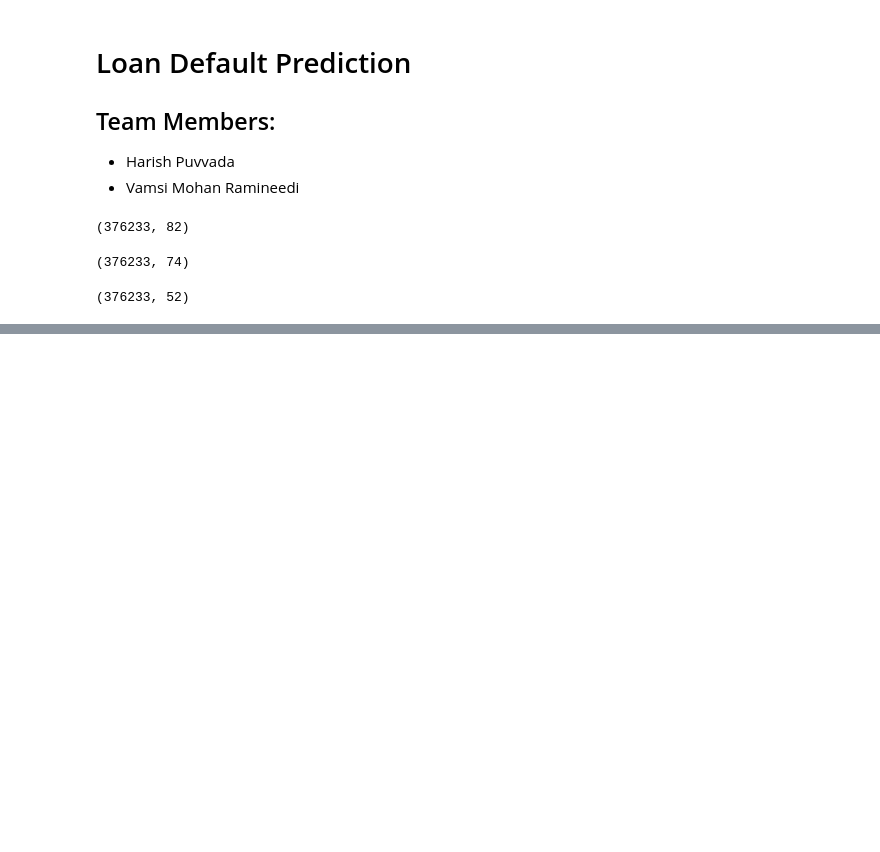
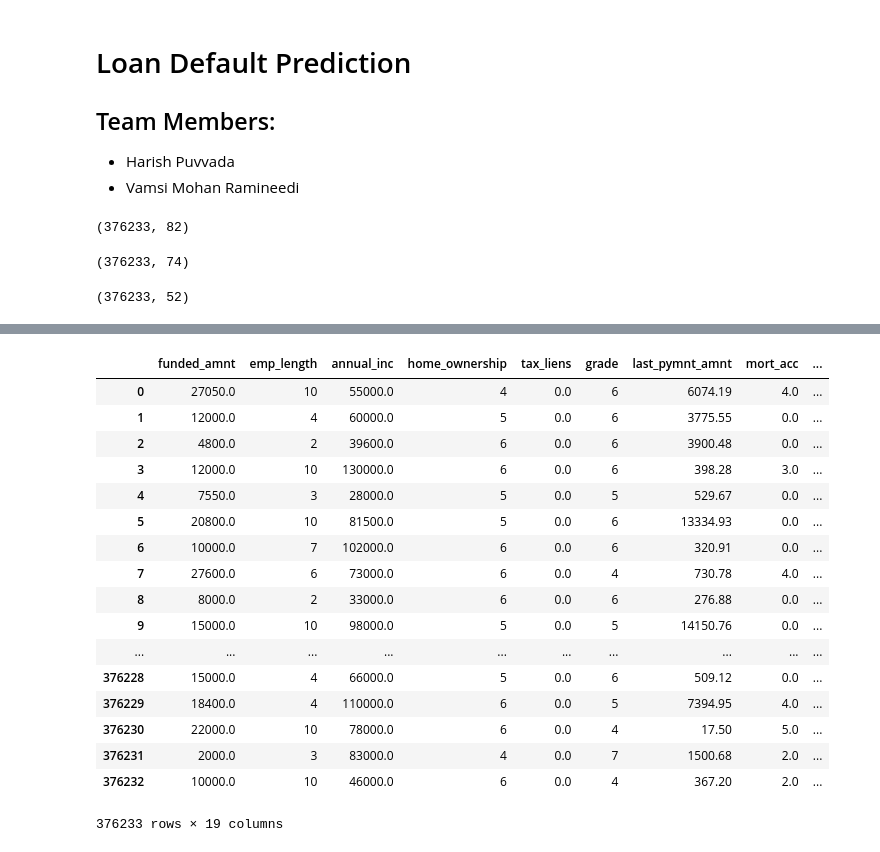
Before and after one commit to harishpuvvada/LoanDefault-Prediction, a Jupyter notebook: Loan Default Prediction.ipynb, the cells around one changed output, grey strips where cells are left out. Cells and saved outputs as stored; diff of their text form; code cells hidden in the pictures; blank space fills up the shorter version.

```diff
--- a/Loan Default Prediction.ipynb
+++ b/Loan Default Prediction.ipynb
@@ -69,0 +73,21 @@ Final_data["emp_length"] = Final_data["emp_length"].replace({'years':'','year':'
+# %%
+Final_data.fillna(Final_data.mean())
+# %% [output]
+|  | funded_amnt | emp_length | annual_inc | home_ownership | tax_liens | grade | last_pymnt_amnt | mort_acc | ... |
+| 0 | 27050.0 | 10 | 55000.0 | 4 | 0.0 | 6 | 6074.19 | 4.0 | ... |
+| 1 | 12000.0 | 4 | 60000.0 | 5 | 0.0 | 6 | 3775.55 | 0.0 | ... |
+| 2 | 4800.0 | 2 | 39600.0 | 6 | 0.0 | 6 | 3900.48 | 0.0 | ... |
+| 3 | 12000.0 | 10 | 130000.0 | 6 | 0.0 | 6 | 398.28 | 3.0 | ... |
+| 4 | 7550.0 | 3 | 28000.0 | 5 | 0.0 | 5 | 529.67 | 0.0 | ... |
+| 5 | 20800.0 | 10 | 81500.0 | 5 | 0.0 | 6 | 13334.93 | 0.0 | ... |
+| 6 | 10000.0 | 7 | 102000.0 | 6 | 0.0 | 6 | 320.91 | 0.0 | ... |
+| 7 | 27600.0 | 6 | 73000.0 | 6 | 0.0 | 4 | 730.78 | 4.0 | ... |
+| 8 | 8000.0 | 2 | 33000.0 | 6 | 0.0 | 6 | 276.88 | 0.0 | ... |
+| 9 | 15000.0 | 10 | 98000.0 | 5 | 0.0 | 5 | 14150.76 | 0.0 | ... |
+| ... | ... | ... | ... | ... | ... | ... | ... | ... | ... |
+| 376228 | 15000.0 | 4 | 66000.0 | 5 | 0.0 | 6 | 509.12 | 0.0 | ... |
+| 376229 | 18400.0 | 4 | 110000.0 | 6 | 0.0 | 5 | 7394.95 | 4.0 | ... |
+| 376230 | 22000.0 | 10 | 78000.0 | 6 | 0.0 | 4 | 17.50 | 5.0 | ... |
+| 376231 | 2000.0 | 3 | 83000.0 | 4 | 0.0 | 7 | 1500.68 | 2.0 | ... |
+| 376232 | 10000.0 | 10 | 46000.0 | 6 | 0.0 | 4 | 367.20 | 2.0 | ... |
+376233 rows × 19 columns
```
Also changed, not shown: parts of 10 cells of this notebook.
